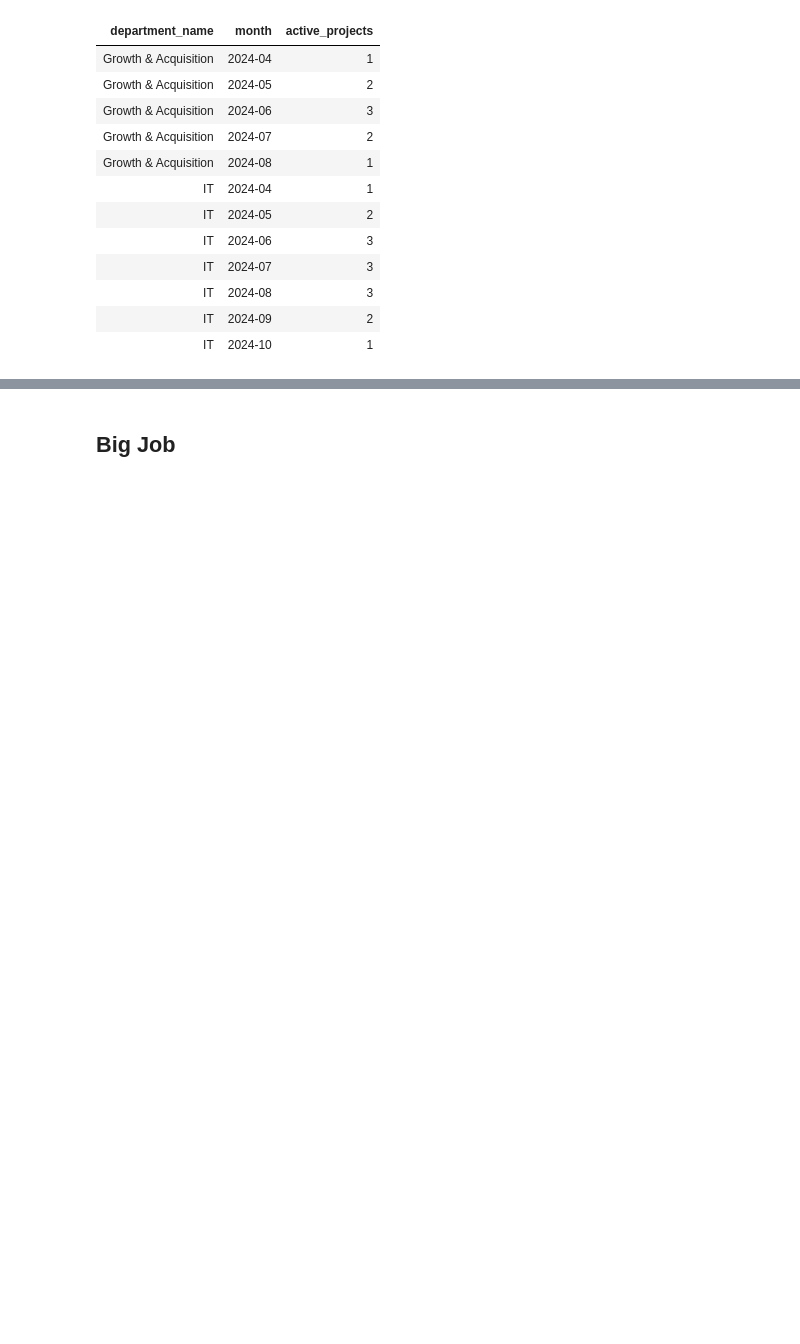
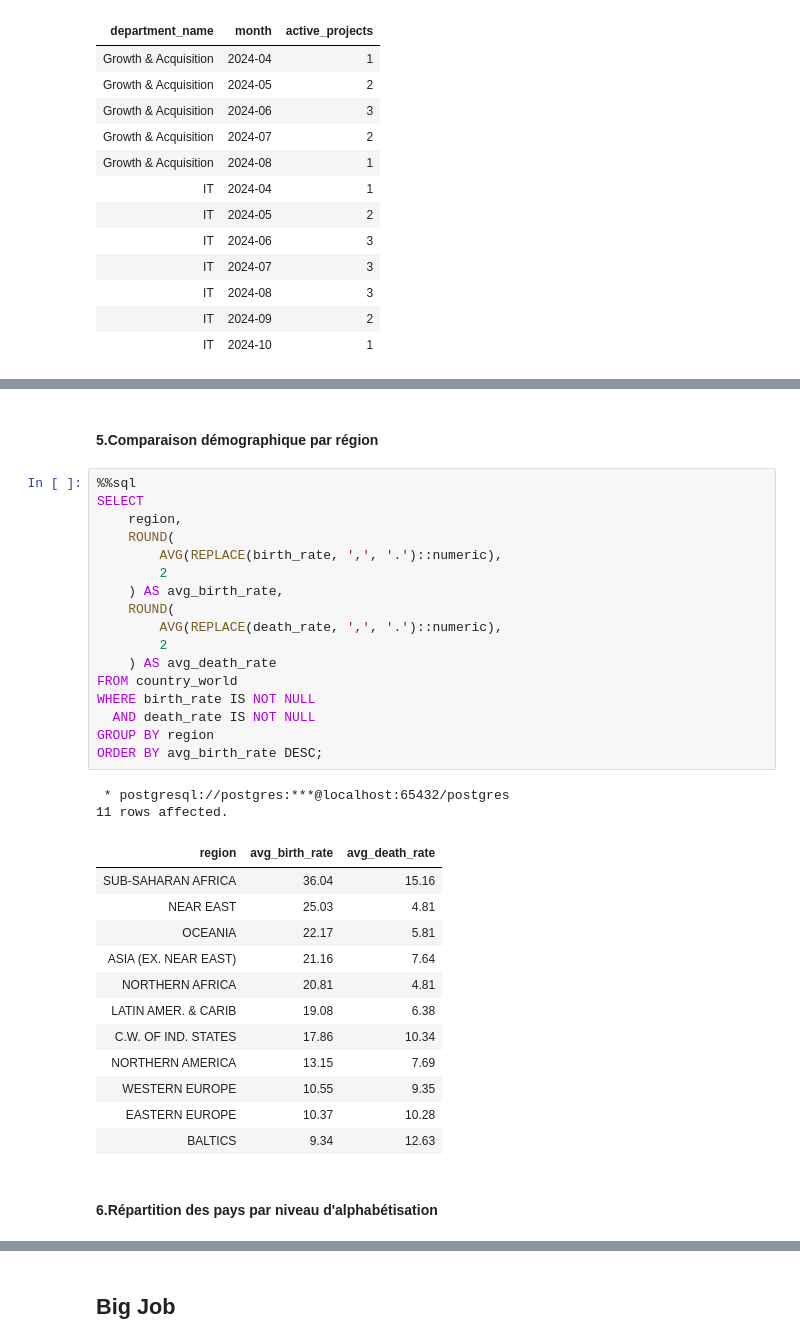
Before and after one commit to Paul-Emmanuel-Buffe/hello-dbms, a Jupyter notebook: notebooks/dbms.ipynb, the cells around one changed output, grey strips where cells are left out. Drawn from its saved outputs; the diff is of its cells as text; blank space fills up the shorter version.

```diff
--- a/notebooks/dbms.ipynb
+++ b/notebooks/dbms.ipynb
@@ -1577,0 +1902,36 @@ ORDER BY department_name, month;
+# %% [markdown]
+#### 5.Comparaison démographique par région
+# %%
+%%sql
+SELECT
+    region,
+    ROUND(
+        AVG(REPLACE(birth_rate, ',', '.')::numeric),
+        2
+    ) AS avg_birth_rate,
+    ROUND(
+        AVG(REPLACE(death_rate, ',', '.')::numeric),
+        2
+    ) AS avg_death_rate
+FROM country_world
+WHERE birth_rate IS NOT NULL
+  AND death_rate IS NOT NULL
+GROUP BY region
+ORDER BY avg_birth_rate DESC;
+# %% [output]
+ * postgresql://postgres:***@localhost:65432/postgres
+11 rows affected.
+| region | avg_birth_rate | avg_death_rate |
+| SUB-SAHARAN AFRICA | 36.04 | 15.16 |
+| NEAR EAST | 25.03 | 4.81 |
+| OCEANIA | 22.17 | 5.81 |
+| ASIA (EX. NEAR EAST) | 21.16 | 7.64 |
+| NORTHERN AFRICA | 20.81 | 4.81 |
+| LATIN AMER. & CARIB | 19.08 | 6.38 |
+| C.W. OF IND. STATES | 17.86 | 10.34 |
+| NORTHERN AMERICA | 13.15 | 7.69 |
+| WESTERN EUROPE | 10.55 | 9.35 |
+| EASTERN EUROPE | 10.37 | 10.28 |
+| BALTICS | 9.34 | 12.63 |
+# %% [markdown]
+#### 6.Répartition des pays par niveau d'alphabétisation
```
Also changed, not shown: parts of 34 cells of this notebook, 1 other file.
